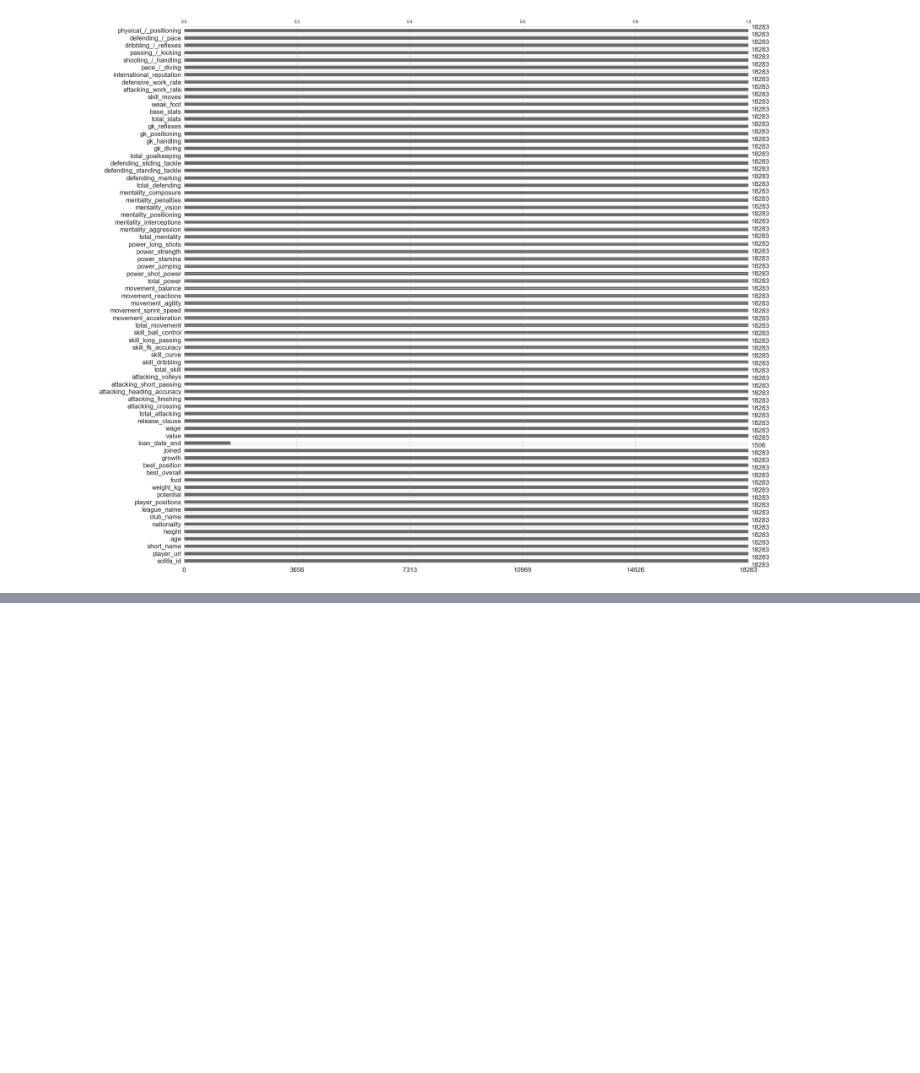
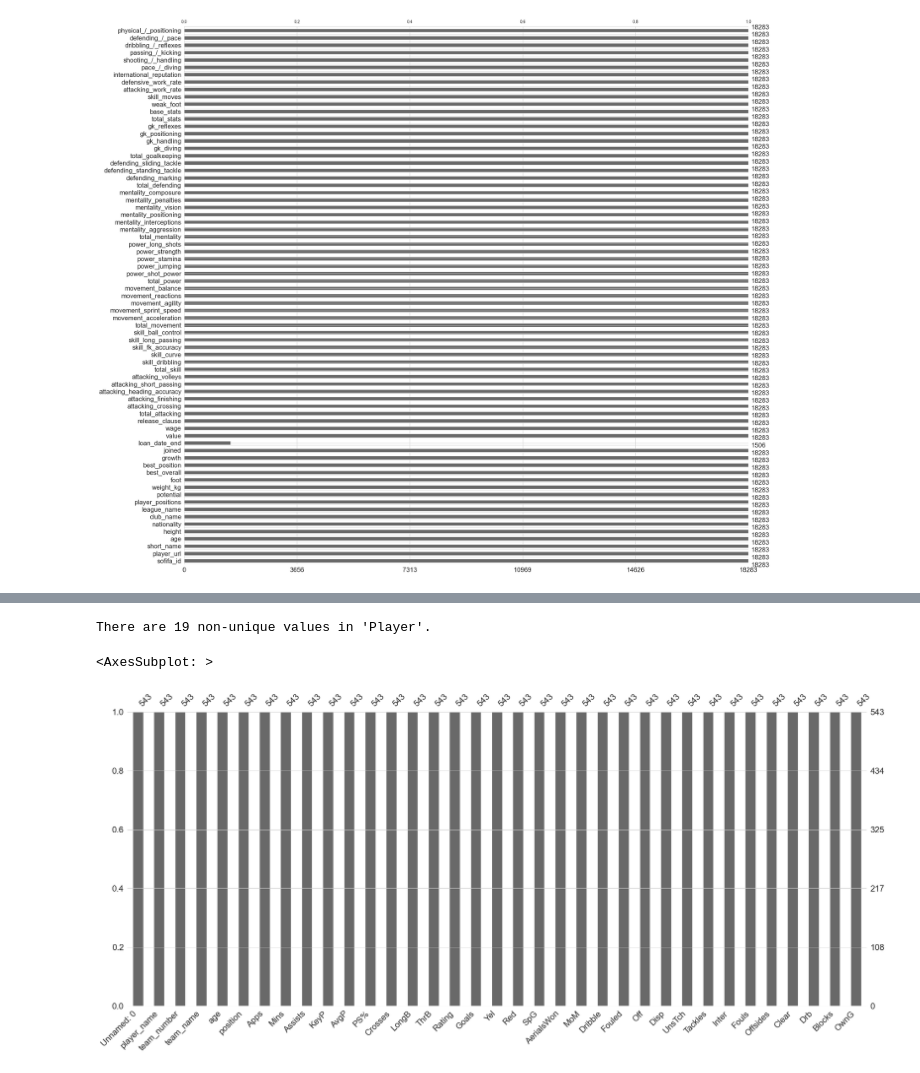
Before and after one commit to Aymenbouhou10/QuadraticFoot, a Jupyter notebook: Notebooks/Audite de la qualité de la donnée.ipynb, the cells around one changed output, grey strips where cells are left out. Saved outputs shown, nothing was run; the diff lists cells and outputs as text; code cells hidden in the pictures; blank space fills up the shorter version.

```diff
--- a/Notebooks/Audite de la qualité de la donnée.ipynb
+++ b/Notebooks/Audite de la qualité de la donnée.ipynb
@@ -175,0 +190,16 @@ os.path.splitext(path)[0]+'_1.csv'
+# %%
+int_columns = df.select_dtypes(include=['int64']).columns
+variable_dropdown = widgets.Dropdown(
+    options=int_columns,
+    value=int_columns[0],
+    description='Variable:'
+)
+sns.set_style("whitegrid")
+def generate_boxplot(variable):
+    fig, ax = plt.subplots(1, figsize=(20, 10))
+    sns.boxplot(x=df[variable])
+    plt.title('Boxplot of {}'.format(variable))
+    plt.xlabel('{}'.format(variable))
+    plt.show()
+
+widgets.interact(generate_boxplot, variable=variable_dropdown)
@@ -175,0 +209,9 @@ os.path.splitext(path)[0]+'_1.csv'
+# %%
+path = 'C:/Users/AymenBouhou/Desktop/QuadraticFoot/Data/Whoscored/England-Premier-League-2016-2017.csv'
+# %%
+chunk_size = 1000
+df = pd.DataFrame()
+for chunk in pd.read_csv(path, chunksize=chunk_size):
+    df = pd.concat([df, chunk])
+
+pd.set_option('display.max_columns', None)
@@ -175,0 +227,14 @@ os.path.splitext(path)[0]+'_1.csv'
+# %%
+
+# Count the number of non-unique values in 'col1'
+non_unique_count = len(df) - df['player_name'].nunique()
+
+# Print the result
+print(f"There are {non_unique_count} non-unique values in 'Player'.")
+# %% [output]
+There are 19 non-unique values in 'Player'.
+# %%
+msno.bar(df)
+# %% [output]
+<AxesSubplot: >
+[figure, added]
```
Also changed, not shown: parts of 15 cells of this notebook, 1 other file.
